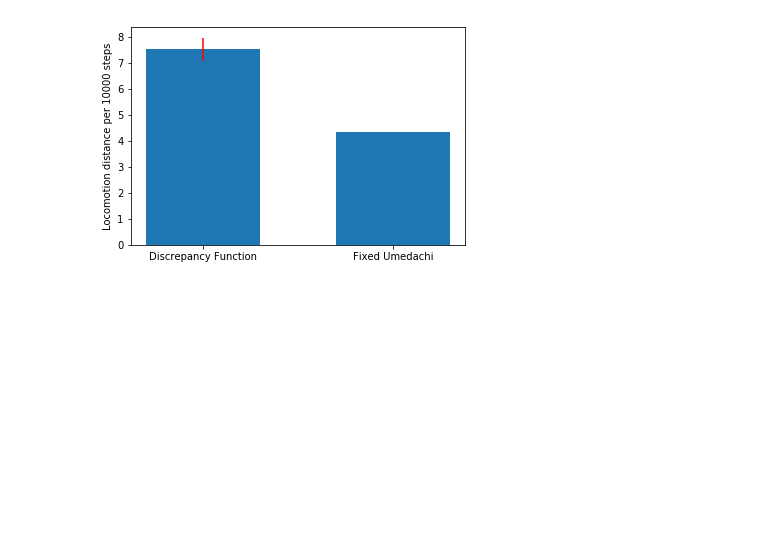
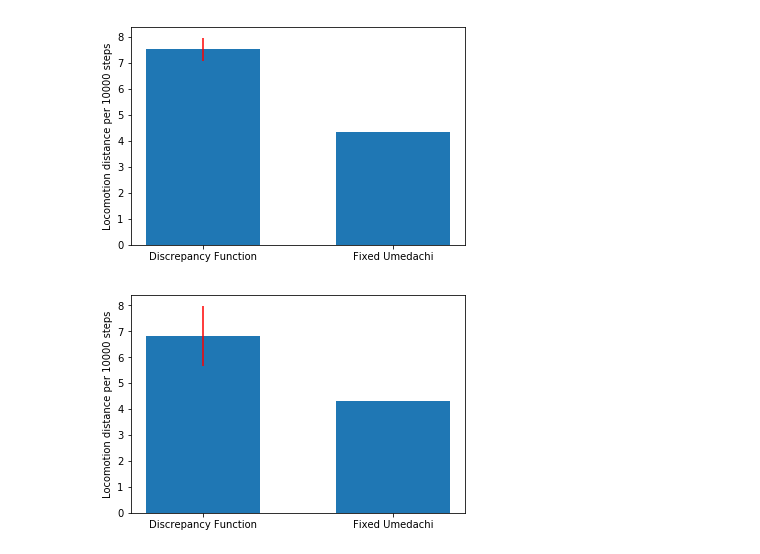
Before and after one commit to KawaharaLab/CaterpillarIROS2018, a Jupyter notebook: discrepancy/Compared with fixed umedachi.ipynb, the cells around one changed output. Cells and saved outputs as stored; diff of their text form; code cells hidden in the pictures; blank space fills up the shorter version.

Commit message:
Tweak graphs

```diff
--- a/discrepancy/Compared with fixed umedachi.ipynb
+++ b/discrepancy/Compared with fixed umedachi.ipynb
@@ -33,3 +32,17 @@ plt.ylabel("Locomotion distance per 10000 steps")
 plt.savefig("graphs/LocomotionComparison_run0_FixedUmedachi.png")
 # %% [output]
 [figure]
+# %%
+discrep_mean, discrep_err = locomotion_mean_std("results/discrepance_tension_penalty/run1")
+
+bar_width = 0.6
+x = [0, 1]
+
+plt.bar(x, [discrep_mean, fixed_umedachi_moved_distance], bar_width, yerr=[discrep_err, 0], ecolor='red')
+
+plt.xticks(x, ["Discrepancy Function", "Fixed Umedachi"])
+plt.ylabel("Locomotion distance per 10000 steps")
+
+plt.savefig("graphs/LocomotionComparison_run1_FixedUmedachi.png")
+# %% [output]
+[figure, added]
```
Also changed, not shown: parts of 2 cells of this notebook, 6 other files.
